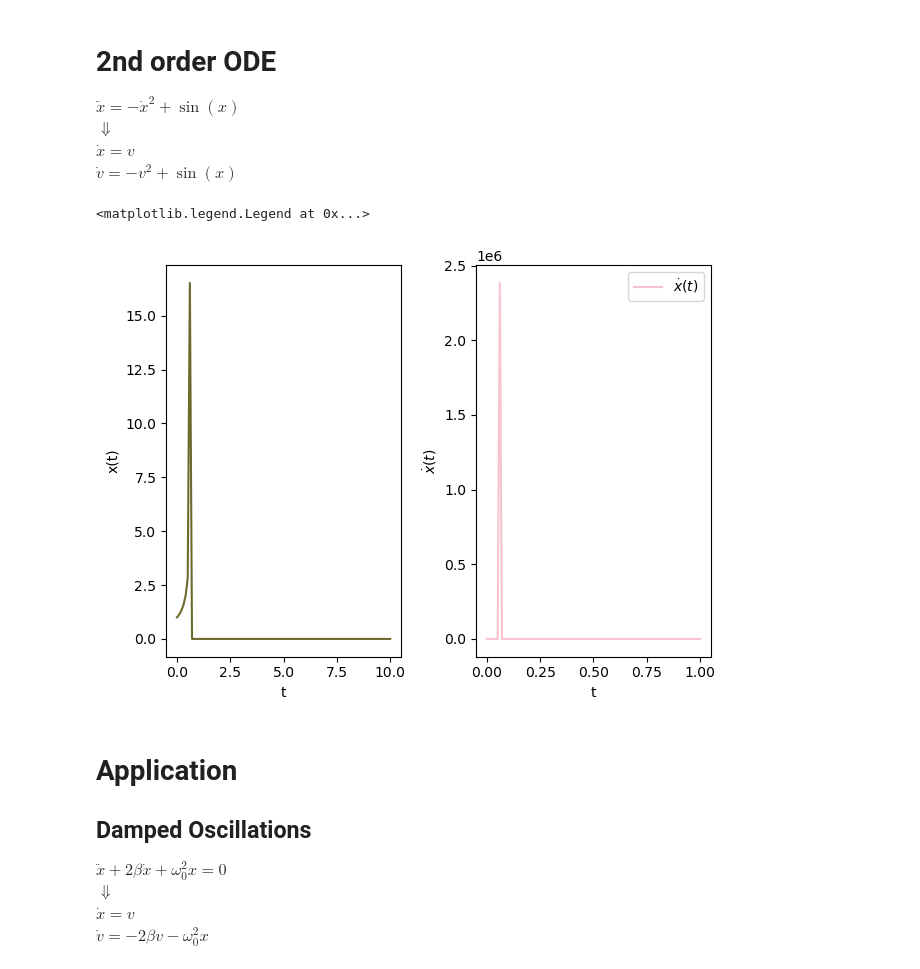
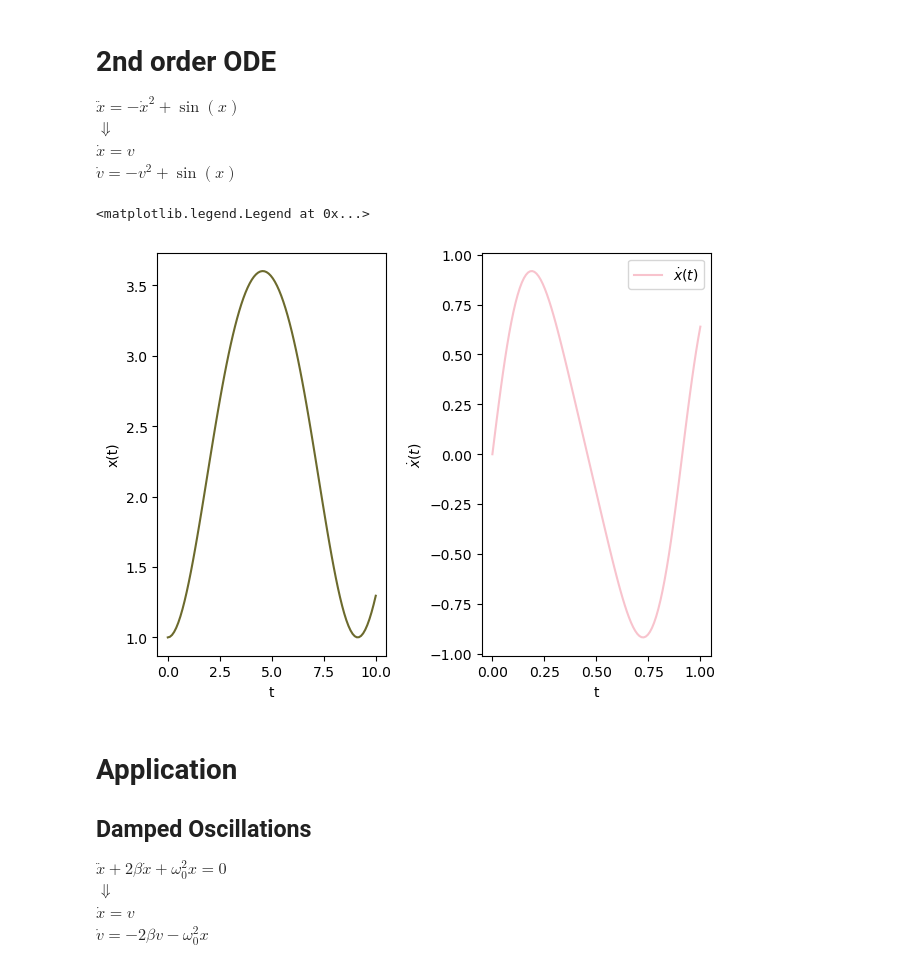
Before and after one commit to Dysnomia0417/cpreport, a Jupyter notebook: 歐滴伊.ipynb, the cells around one changed output. Saved outputs shown, nothing was run; the diff lists cells and outputs as text; code cells hidden in the pictures.

```diff
--- a/歐滴伊.ipynb
+++ b/歐滴伊.ipynb
@@ -82,35 +82,35 @@ $\dot{v}=-v^2+\sin(x)$
 def dsdt(S,t):
     x,v=S
     return[v,-(v**2)+np.sin(x)]
 
 x_0=1
 v_0=0
 S_0=(x_0,v_0)
 
 t=np.linspace(0,10,100)
 
-sol=odeint(dsdx,y0=S_0,t=t)
+sol=odeint(dsdt,y0=S_0,t=t)
 
 sol_x=sol.T[0]
 sol_v=sol.T[1]
 
 fig=plt.figure()
 ax1=fig.add_subplot(1,2,1)
 ax2=fig.add_subplot(1,2,2)
 
 ax1.plot(t,sol_x,c="#6C6A2D",label='x(t)')
 ax2.plot(x,sol_v,c="#F8C3CD",label="$\dot{x}(t)$")
 ax1.set_xlabel("t")
 ax1.set_ylabel("x(t)")
 ax2.set_xlabel("t")
 ax2.set_ylabel("$\dot{x}(t)$")
 
 plt.tight_layout()
 
 plt.legend(loc="best")
 # %% [output]
 <matplotlib.legend.Legend at 0x...>
-[figure, old version]
+[figure, new version]
 # %% [markdown]
 # Application
 ## Damped Oscillations
```
